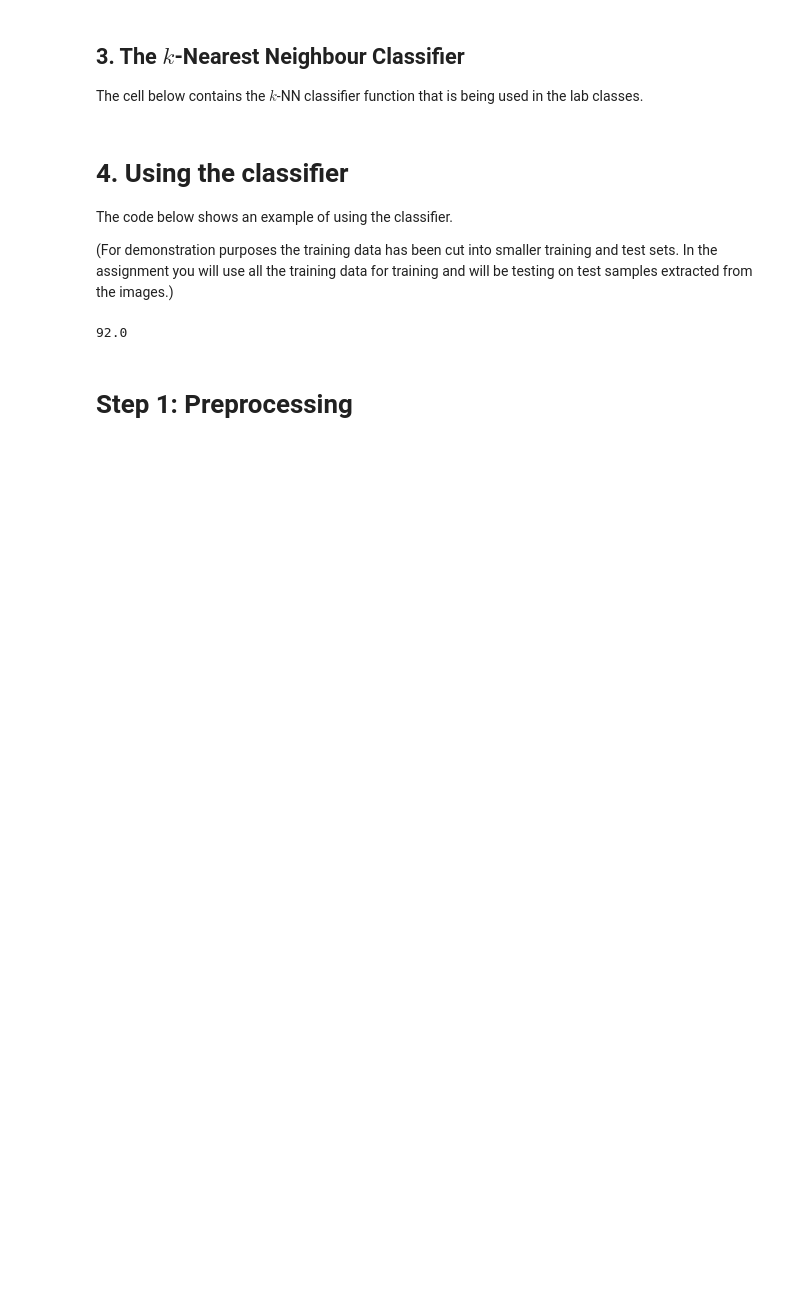
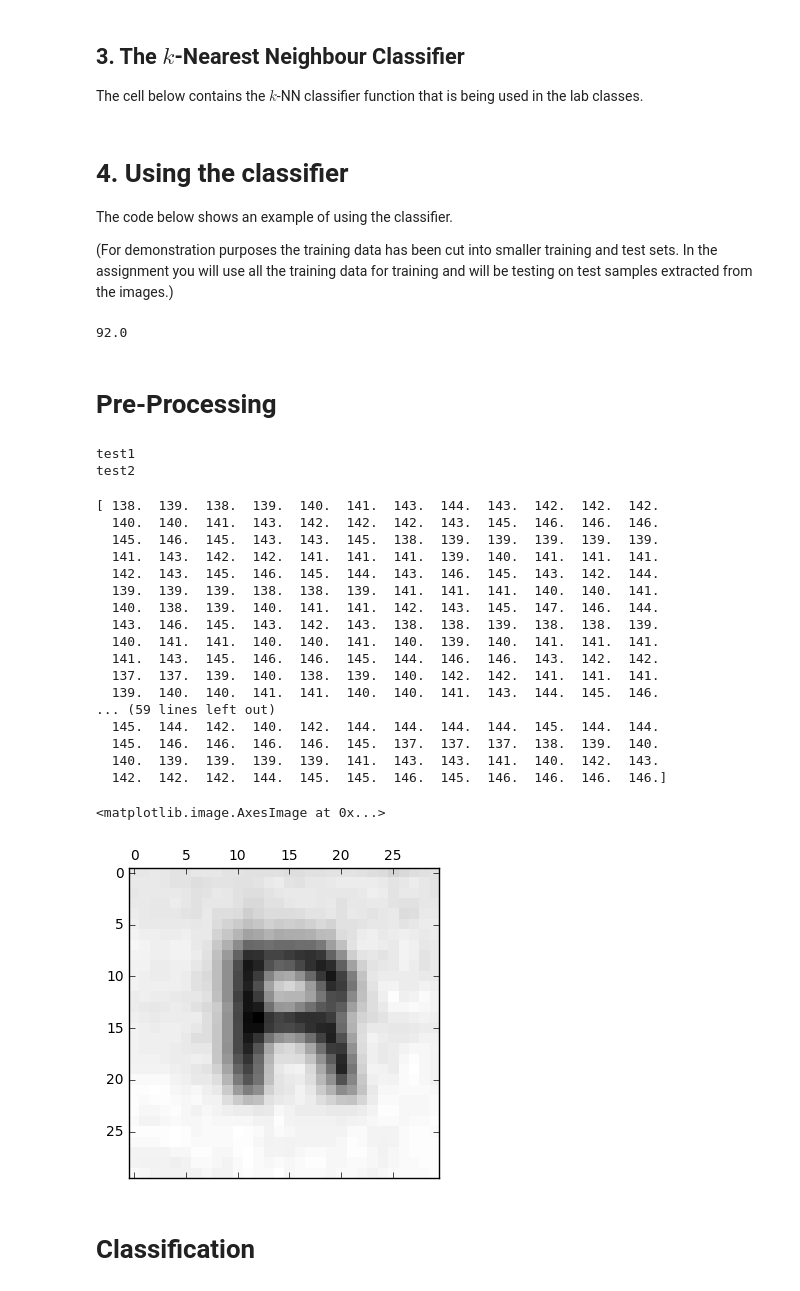
Before and after one commit to jcdhan1/assignment2, a Jupyter notebook: assignment2.ipynb, the cells around one changed output. Cells and saved outputs as stored; diff of their text form; code cells hidden in the pictures; blank space fills up the shorter version.

Commit message:
Step 1 to 6 complete

```diff
--- a/assignment2.ipynb
+++ b/assignment2.ipynb
@@ -84,5 +83,79 @@ pcor = np.sum(test1_guessed == test1_labels) * 100.0 / n_test
 print(pcor)  # This should give 92% correct
 # %% [output]
 92.0
-# %% [markdown]
-# Step 1: Preprocessing
+# %% [markdown]
+# Pre-Processing
+# %%
+import types
+GRID_LENGTH=15
+BLOCK_LENGTH=30
+TEST_LABELS = np.array([14,18,25, 5,12, 7,14, 1,12,14,12, 5,16, 2,18,
+						21,14,15,14, 6, 8, 2,18,15,16, 5,18,18,13,16,
+						 3,15,14, 2,20, 8, 7, 9,18,23,25, 2,14, 1, 6,
+						 1,20,23, 1, 9, 5, 5,23,15,18, 3, 1, 9,12,22,
+						14,16,15, 6, 4,14, 5,15,23, 5,13,14,15, 1,10,
+						 5, 5,18,11, 9,18,19, 1,20, 5,5 ,23,14, 5,16,
+						12,18, 2,14, 5,19, 8,15, 7,23, 5, 2,12, 5, 1,
+						12,15, 4, 5,18,19, 8, 4,14,18,18,12,16,14,24,
+						25,20, 9,12, 4,18, 9,25, 4,21, 9, 8,25,15,20,
+						11, 5,18,18, 5,18,16, 5, 7, 3,24,15,18,20,15,
+						 5,16, 1,14, 2, 9,23, 8,15, 6,16, 1,18,19,14,
+						10, 5, 5,14, 9,15, 6, 5, 8,14,18,18, 1,14,26,
+						 2, 9, 4,14,14,15, 4,19, 5,11,15, 5, 2, 5,10,
+						14, 2,18,20,18,19,12,14, 5, 1, 8, 1, 7, 8,14,
+						 1,12, 5,21,20,14, 5,11,23,14, 9,12, 5,19,12])
+
+def get_name(testN):
+	return "test1" if np.ndarray.tolist(test1)==np.ndarray.tolist(testN) else "test2"
+# Examples
+print(get_name(test1))
+print(get_name(test2))
+# %% [output]
+test1
+test2
+# %%
+def get_characters(ndimarray, as_vectors):
+	"""This allows the extraction of individual character images as 30 by 30 matrices
+	   ndimarray: the matrix of pixels for every character
+	   as_vectors: if this is true, a 225 by 900-element matrix is returned."""
+	letters = []
+	cols = (ndimarray.shape[1])
+	rows = (ndimarray.shape[0])
+	col_step = cols//GRID_LENGTH
+	row_step = rows//GRID_LENGTH
+	for current_row_start in range(0, rows, row_step):
+		for slice_start in range(0,cols,col_step):
+			letter = []
+			for i in range(current_row_start,current_row_start+row_step):
+				row_of_single_letter = ndimarray[i][slice_start:slice_start+col_step]
+				letter+=[row_of_single_letter]
+			letters+=[letter]
+	if as_vectors:
+		return np.array([np.reshape(np.transpose(feature_vector), (900,), order='C') for feature_vector in np.array(letters)])
+	else:
+		return np.array(letters)
+# Examples
+print(get_characters(test1,True)[1])
+plt.matshow(get_characters(test1,False)[1], cmap=cm.gray)
+# %% [output]
+[ 138.  139.  138.  139.  140.  141.  143.  144.  143.  142.  142.  142.
+  140.  140.  141.  143.  142.  142.  142.  143.  145.  146.  146.  146.
+  145.  146.  145.  143.  143.  145.  138.  139.  139.  139.  139.  139.
+  141.  143.  142.  142.  141.  141.  141.  139.  140.  141.  141.  141.
+  142.  143.  145.  146.  145.  144.  143.  146.  145.  143.  142.  144.
+  139.  139.  139.  138.  138.  139.  141.  141.  141.  140.  140.  141.
+  140.  138.  139.  140.  141.  141.  142.  143.  145.  147.  146.  144.
+  143.  146.  145.  143.  142.  143.  138.  138.  139.  138.  138.  139.
+  140.  141.  141.  140.  140.  141.  140.  139.  140.  141.  141.  141.
+  141.  143.  145.  146.  146.  145.  144.  146.  146.  143.  142.  142.
+  137.  137.  139.  140.  138.  139.  140.  142.  142.  141.  141.  141.
+  139.  140.  140.  141.  141.  140.  140.  141.  143.  144.  145.  146.
+... (59 lines left out)
+  145.  144.  142.  140.  142.  144.  144.  144.  144.  145.  144.  144.
+  145.  146.  146.  146.  146.  145.  137.  137.  137.  138.  139.  140.
+  140.  139.  139.  139.  139.  141.  143.  143.  141.  140.  142.  143.
+  142.  142.  142.  144.  145.  145.  146.  145.  146.  146.  146.  146.]
+<matplotlib.image.AxesImage at 0x...>
+[figure, added]
+# %% [markdown]
+# Classification
```
Also changed, not shown: parts of 18 cells of this notebook, 2 other files.
